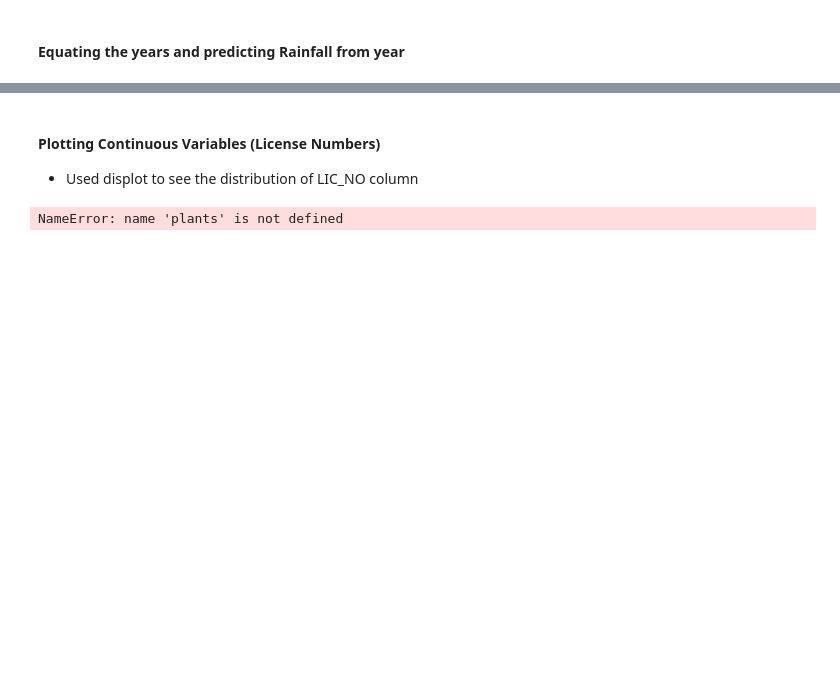
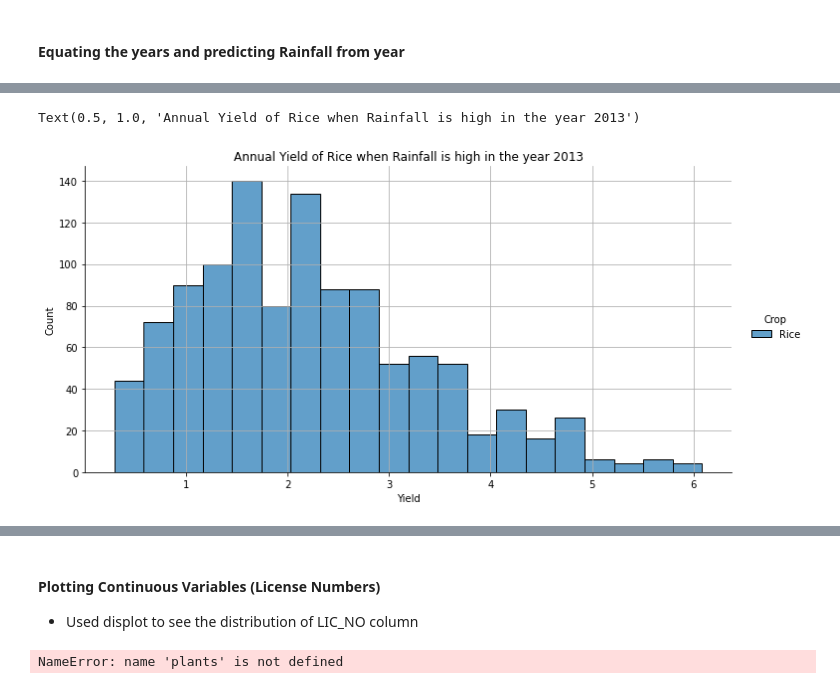
Before and after one commit to PoojaLaveti/Data601, a Jupyter notebook: FinalProject/FinalProject.ipynb, the cells around one changed output, grey strips where cells are left out. Cells and saved outputs as stored; diff of their text form; code cells hidden in the pictures; blank space fills up the shorter version.

```diff
--- a/FinalProject/FinalProject.ipynb
+++ b/FinalProject/FinalProject.ipynb
@@ -266,0 +297,9 @@ b
+# %%
+rice_maxrain=a.loc[((a['RainYear'] == 2013) & (a['CropYear'] == '2013-14') & (a['Crop'] == 'Rice'))]
+
+plot= sns.displot(data=rice_maxrain, x="Yield", hue = 'Crop', aspect=2, alpha=0.7)
+plot.ax.grid()
+plot.ax.set_title('Annual Yield of Rice when Rainfall is high in the year 2013')
+# %% [output]
+Text(0.5, 1.0, 'Annual Yield of Rice when Rainfall is high in the year 2013')
+[figure, added]
```
Also changed, not shown: parts of 26 cells of this notebook.
